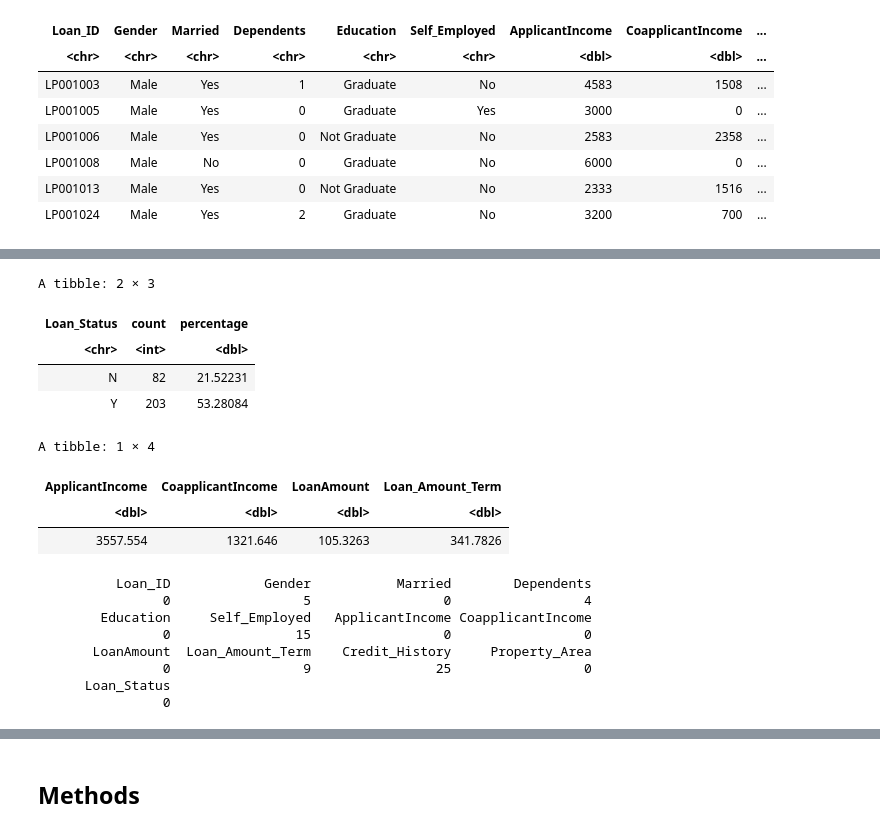
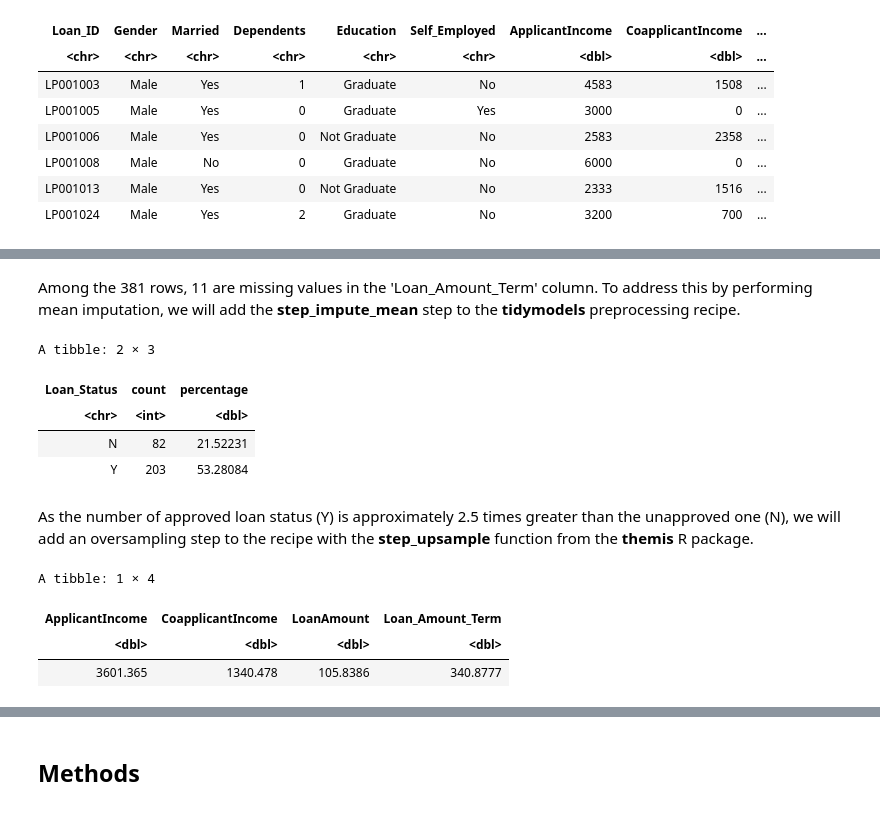
Before and after one commit to lillylaksermerz/dsci100-project, a Jupyter notebook: group_project.ipynb, the cells around one changed output, grey strips where cells are left out. Saved outputs shown, nothing was run; the diff lists cells and outputs as text; code cells hidden in the pictures.

```diff
--- a/group_project.ipynb
+++ b/group_project.ipynb
@@ -78,8 +78,8 @@ The following object is masked from ‘package:lubridate’:
 # %%
 # reading the data
 
-loan_data <- read_csv("Group Project/loan_data.csv")
-head(loan_data)
+raw_loan_data <- read_csv("Group Project/loan_data.csv")
+head(raw_loan_data)
 # %% [output]
 Rows: 381 Columns: 13
 ── Column specification ────────────────────────────────────────────────────────
@@ -102,0 +101,5 @@ The dataset is organized in a tidy format, enabling us to proceed with the next
+# %%
+# select the columns we plan to analyze
+
+loan_data <- raw_loan_data |>
+select (ApplicantIncome, CoapplicantIncome, LoanAmount, Loan_Amount_Term,Loan_Status)
@@ -102,0 +116,2 @@ The dataset is organized in a tidy format, enabling us to proceed with the next
+# %% [markdown]
+Among the 381 rows, 11 are missing values in the 'Loan_Amount_Term' column. To address this by performing mean imputation, we will add the **step_impute_mean** step to the **tidymodels** preprocessing recipe.
@@ -103,46 +124,34 @@ The dataset is organized in a tidy format, enabling us to proceed with the next
+# %%
+# exploratory data analysis (table) on the training data
+
+# distribution of approved and unapproved loan status
+# determine if the data need to be balanced.
+
+num_obs <- nrow (loan_data)
+loan_counts <- loan_training |>
+    group_by(Loan_Status) |>
+    summarise(count  = n(),
+              percentage = n()/num_obs *100)
+
+loan_counts
+# %% [output]
+A tibble: 2 × 3
+| Loan_Status | count | percentage |
+| <chr> | <int> | <dbl> |
+| N | 82 | 21.52231 |
+| Y | 203 | 53.28084 |
+# %% [markdown]
+As the number of approved loan status (Y) is approximately 2.5 times greater than the unapproved one (N), we will add an oversampling step to the recipe with the **step_upsample** function from the **themis** R package.
 # %%
-# splitting between training and testing sets
-
-loan_split <- initial_split(loan_data, prop = 0.75, strata = Loan_Status)
-loan_training <- training(loan_split)
-loan_testing <- testing(loan_split)
-
-# exploratory data analysis (table)
-
-num_obs <- nrow (loan_data)
-loan_counts <- loan_training |>
-    group_by(Loan_Status) |>
-    summarise(count  = n(),
-              percentage = n()/num_obs *100)
-
-loan_counts
 # means of the predictor variables we plan to use
 
 loan_means <- loan_training |>
     select(ApplicantIncome, CoapplicantIncome, LoanAmount, Loan_Amount_Term) |>
     map_dfr(mean, na.rm = TRUE)
 
 loan_means
-
-# count rows with missing data
-loan_missing_data <- colSums(is.na(loan_training))
-
-loan_missing_data
 # %% [output]
-A tibble: 2 × 3
+A tibble: 1 × 4
-| Loan_Status | count | percentage |
-| <chr> | <int> | <dbl> |
-| N | 82 | 21.52231 |
-| Y | 203 | 53.28084 |
+| ApplicantIncome | CoapplicantIncome | LoanAmount | Loan_Amount_Term |
+| <dbl> | <dbl> | <dbl> | <dbl> |
+| 3601.365 | 1340.478 | 105.8386 | 340.8777 |
-A tibble: 1 × 4
-| ApplicantIncome | CoapplicantIncome | LoanAmount | Loan_Amount_Term |
-| <dbl> | <dbl> | <dbl> | <dbl> |
-| 3557.554 | 1321.646 | 105.3263 | 341.7826 |
-          Loan_ID            Gender           Married        Dependents
-                0                 5                 0                 4
-        Education     Self_Employed   ApplicantIncome CoapplicantIncome
-                0                15                 0                 0
-       LoanAmount  Loan_Amount_Term    Credit_History     Property_Area
-                0                 9                25                 0
-      Loan_Status
-                0
```
Also changed, not shown: parts of 8 cells of this notebook.
